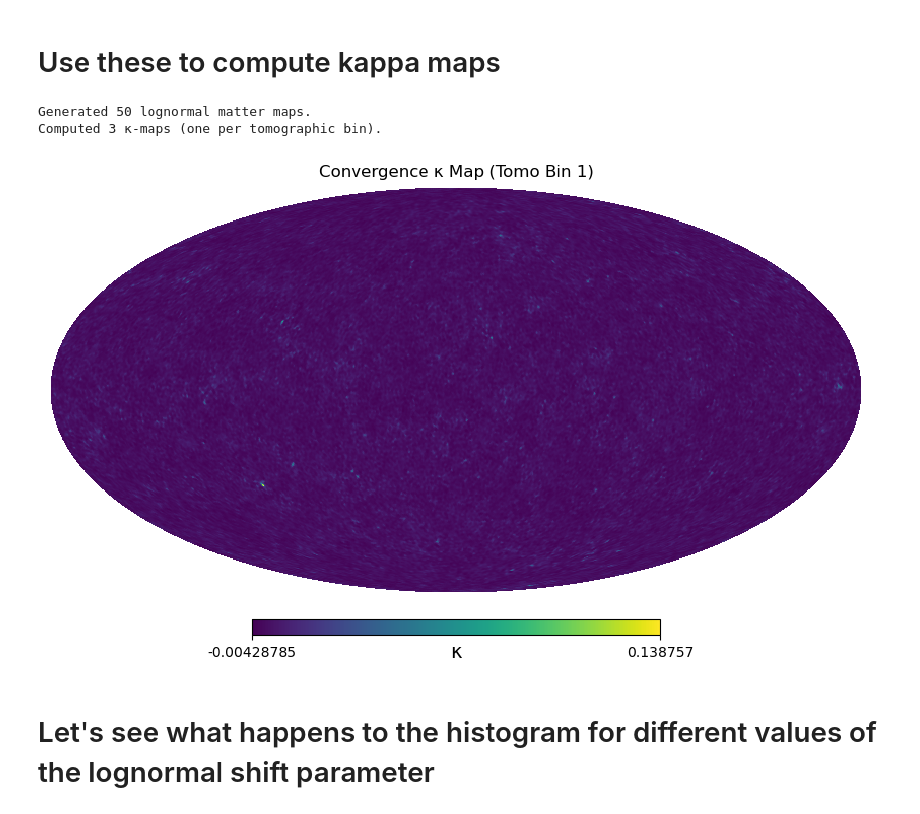
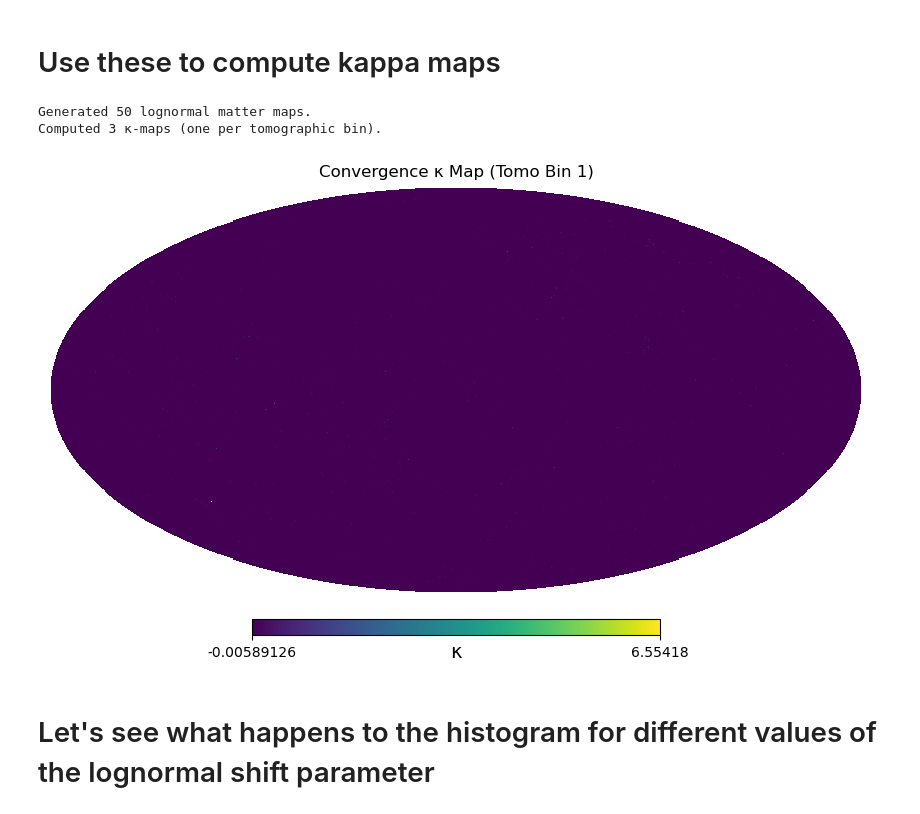
Before and after one commit to pltaylor16/BNTSmooth, a Jupyter notebook: build.ipynb, the cells around one changed output. Drawn from its saved outputs; the diff is of its cells as text; code cells hidden in the pictures.

```diff
--- a/build.ipynb
+++ b/build.ipynb
@@ -103,40 +103,40 @@ sigma_eps_list = [0.26] * 3
 baryon_feedback = 3.13
 sigma8 = 0.8
 seed = 42
-l_max = 256
+l_max = 1024
 lognormal_shift = 1.0
 zmax = 3.0
 nslices = 50
 
 # --- Initialize simulation ---
 sim = LognormalWeakLensingSim(
     nz_list=nz_list,
     n_eff_list=n_eff_list,
     sigma_eps_list=sigma_eps_list,
     baryon_feedback=baryon_feedback,
     sigma8=sigma8,
     lognormal_shift=lognormal_shift,
     seed=seed,
     l_max=l_max,
     zmax=zmax,
     nslices=nslices
 )
 
 # --- Step 1: Generate lognormal matter fields ---
 matter_maps = sim.generate_matter_fields_from_scratch()
 print(f"Generated {len(matter_maps)} lognormal matter maps.")
 
 # --- Step 2: Compute kappa maps for each tomographic bin ---
 kappa_maps = sim.compute_kappa_maps(matter_maps)
 print(f"Computed {len(kappa_maps)} κ-maps (one per tomographic bin).")
 
 # --- Step 3: Plot the first κ-map ---
 hp.mollview(kappa_maps[0], title="Convergence κ Map (Tomo Bin 1)", unit="κ")
 plt.show()
 # %% [output]
 Generated 50 lognormal matter maps.
 Computed 3 κ-maps (one per tomographic bin).
-[figure, old version]
+[figure, new version]
 # %% [markdown]
 # Let's see what happens to the histogram for different values of the lognormal shift parameter
 # %%
```
Also changed, not shown: parts of 16 cells of this notebook, 1 other file.
